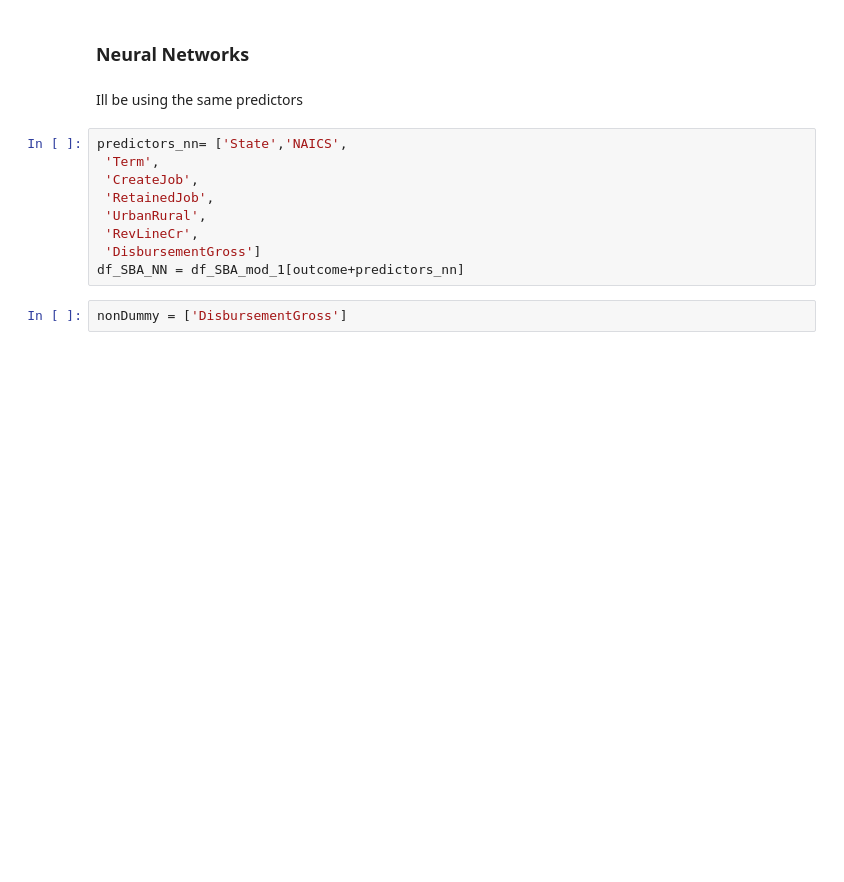
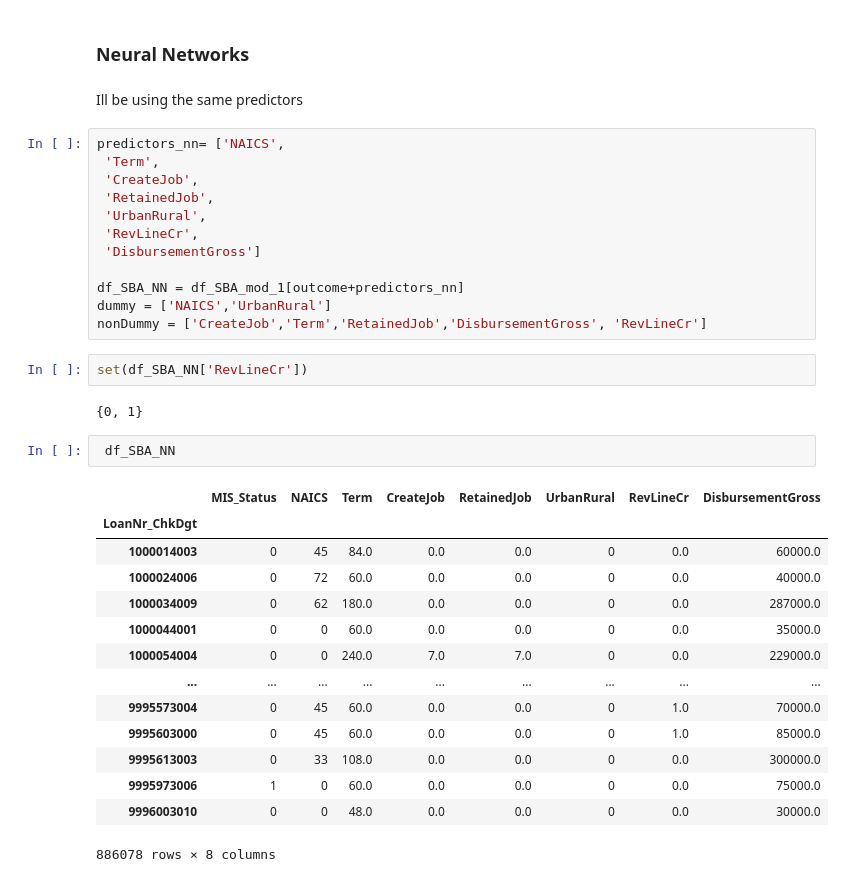
Before and after one commit to wolfesamk/2023-BA-Conmpetition, a Jupyter notebook: Main/MSBA 207 SBA Case - Contest.ipynb, the cells around one changed output. Cells and saved outputs as stored; diff of their text form; blank space fills up the shorter version.

```diff
--- a/Main/MSBA 207 SBA Case - Contest.ipynb
+++ b/Main/MSBA 207 SBA Case - Contest.ipynb
@@ -592,13 +600,35 @@ plt.show()
 # %% [markdown]
 Ill be using the same predictors
 # %%
-predictors_nn= ['State','NAICS',
+predictors_nn= ['NAICS',
  'Term',
  'CreateJob',
  'RetainedJob',
  'UrbanRural',
  'RevLineCr',
  'DisbursementGross']
+
 df_SBA_NN = df_SBA_mod_1[outcome+predictors_nn]
+dummy = ['NAICS','UrbanRural']
+nonDummy = ['CreateJob','Term','RetainedJob','DisbursementGross', 'RevLineCr']
-# %%
-nonDummy = ['DisbursementGross']
+# %%
+set(df_SBA_NN['RevLineCr'])
+# %% [output]
+{0, 1}
+# %%
+ df_SBA_NN
+# %% [output]
+|  | MIS_Status | NAICS | Term | CreateJob | RetainedJob | UrbanRural | RevLineCr | DisbursementGross |
+| LoanNr_ChkDgt |  |  |  |  |  |  |  |  |
+| 1000014003 | 0 | 45 | 84.0 | 0.0 | 0.0 | 0 | 0.0 | 60000.0 |
+| 1000024006 | 0 | 72 | 60.0 | 0.0 | 0.0 | 0 | 0.0 | 40000.0 |
+| 1000034009 | 0 | 62 | 180.0 | 0.0 | 0.0 | 0 | 0.0 | 287000.0 |
+| 1000044001 | 0 | 0 | 60.0 | 0.0 | 0.0 | 0 | 0.0 | 35000.0 |
+| 1000054004 | 0 | 0 | 240.0 | 7.0 | 7.0 | 0 | 0.0 | 229000.0 |
+| ... | ... | ... | ... | ... | ... | ... | ... | ... |
+| 9995573004 | 0 | 45 | 60.0 | 0.0 | 0.0 | 0 | 1.0 | 70000.0 |
+| 9995603000 | 0 | 45 | 60.0 | 0.0 | 0.0 | 0 | 1.0 | 85000.0 |
+| 9995613003 | 0 | 33 | 108.0 | 0.0 | 0.0 | 0 | 0.0 | 300000.0 |
+| 9995973006 | 1 | 0 | 60.0 | 0.0 | 0.0 | 0 | 0.0 | 75000.0 |
+| 9996003010 | 0 | 0 | 48.0 | 0.0 | 0.0 | 0 | 0.0 | 30000.0 |
+886078 rows × 8 columns
```
Also changed, not shown: parts of 14 cells of this notebook.
